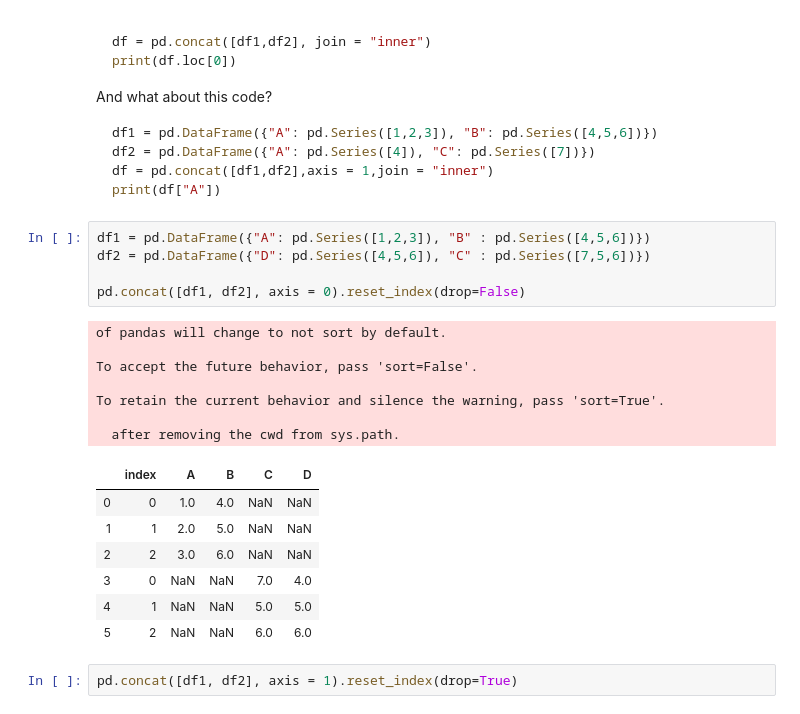
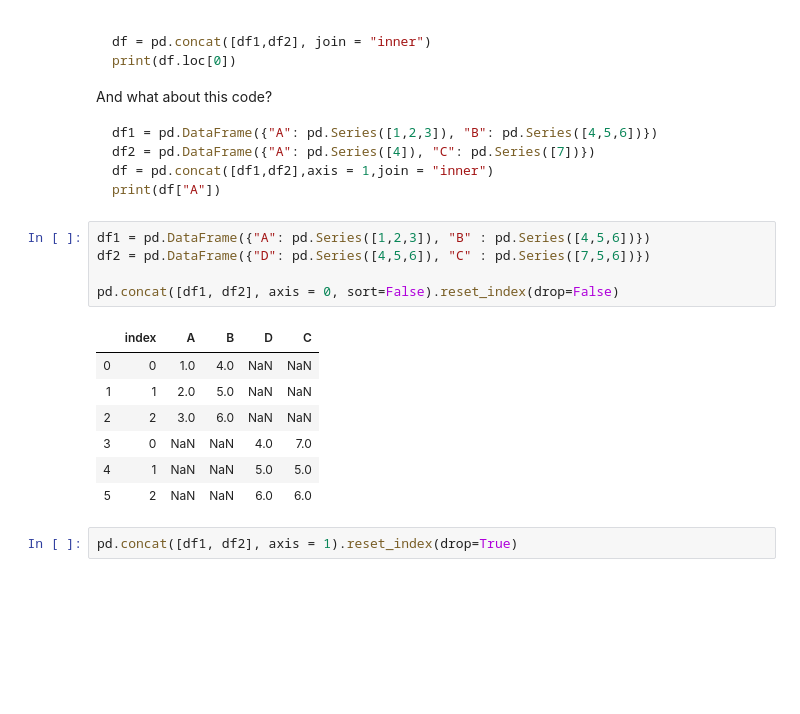
Before and after one commit to rckeely/module-intro-to-pandas, a Jupyter notebook: pandas.ipynb, the cells around one changed output. Saved outputs shown, nothing was run; the diff lists cells and outputs as text; blank space fills up the shorter version.

```diff
--- a/pandas.ipynb
+++ b/pandas.ipynb
@@ -947,21 +983,14 @@ print(df["A"])
 # %%
 df1 = pd.DataFrame({"A": pd.Series([1,2,3]), "B" : pd.Series([4,5,6])})
 df2 = pd.DataFrame({"D": pd.Series([4,5,6]), "C" : pd.Series([7,5,6])})
 
-pd.concat([df1, df2], axis = 0).reset_index(drop=False)
+pd.concat([df1, df2], axis = 0, sort=False).reset_index(drop=False)
 # %% [output]
-of pandas will change to not sort by default.
-
-To accept the future behavior, pass 'sort=False'.
-
-To retain the current behavior and silence the warning, pass 'sort=True'.
-
-  after removing the cwd from sys.path.
-|  | index | A | B | C | D |
+|  | index | A | B | D | C |
 | 0 | 0 | 1.0 | 4.0 | NaN | NaN |
 | 1 | 1 | 2.0 | 5.0 | NaN | NaN |
 | 2 | 2 | 3.0 | 6.0 | NaN | NaN |
-| 3 | 0 | NaN | NaN | 7.0 | 4.0 |
+| 3 | 0 | NaN | NaN | 4.0 | 7.0 |
 | 4 | 1 | NaN | NaN | 5.0 | 5.0 |
 | 5 | 2 | NaN | NaN | 6.0 | 6.0 |
 # %%
```
Also changed, not shown: parts of 27 cells of this notebook.
